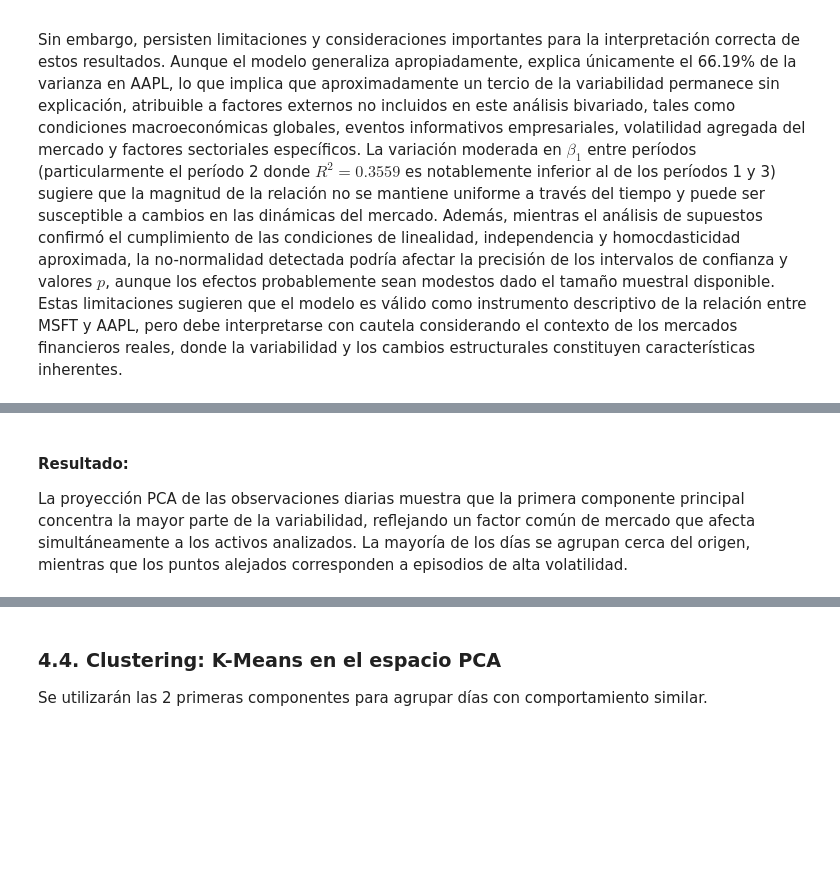
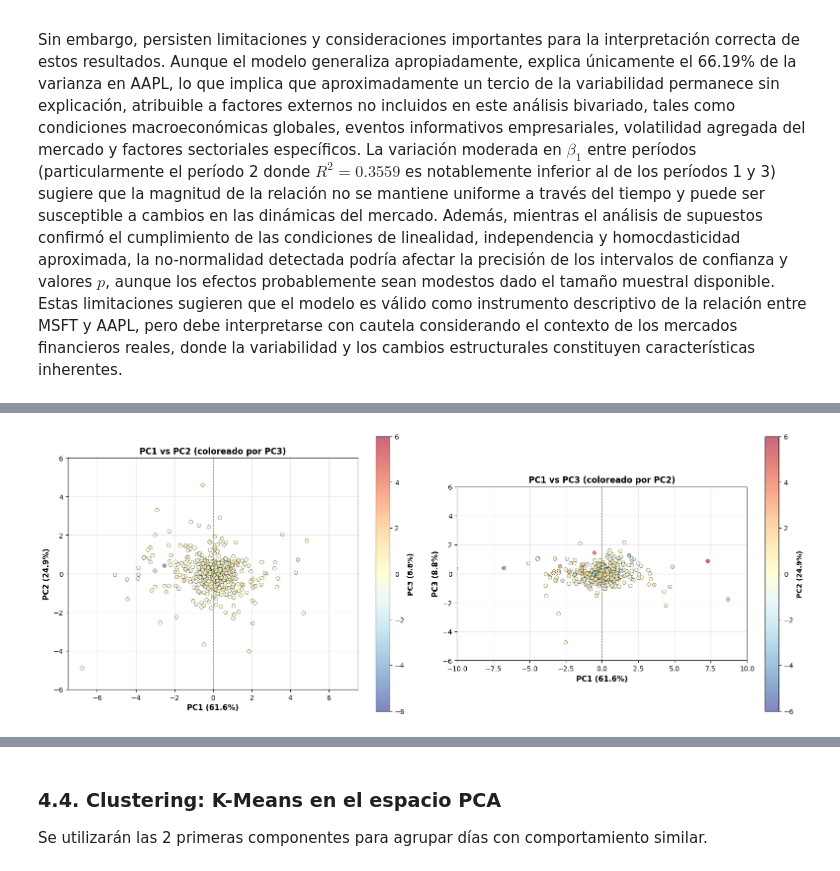
Before and after one commit to JuanCMath/Quantitative-Analysis-of-Financial-Markets, a Jupyter notebook: notebook/Notebook.ipynb, the cells around one changed output, grey strips where cells are left out. Drawn from its saved outputs; the diff is of its cells as text; code cells hidden in the pictures; blank space fills up the shorter version.

```diff
--- a/notebook/Notebook.ipynb
+++ b/notebook/Notebook.ipynb
@@ -1374,3 +1510,45 @@ if Z.shape[1] >= 2:
-# %% [markdown]
-#### Resultado:
-La proyección PCA de las observaciones diarias muestra que la primera componente principal concentra la mayor parte de la variabilidad, reflejando un factor común de mercado que afecta simultáneamente a los activos analizados. La mayoría de los días se agrupan cerca del origen, mientras que los puntos alejados corresponden a episodios de alta volatilidad.
+# %%
+# Proyección 2D: PC1 vs PC2 con escala de colores basada en PC3
+if Z.shape[1] >= 3:
+    # Definir rango robusto (±6σ) para mantener escala consistente
+    vmin_color = Z.mean() - 6 * Z.std()
+    vmax_color = Z.mean() + 6 * Z.std()
+
+    fig, (ax1, ax2) = plt.subplots(1, 2, figsize=(16, 6))
+
+    # Gráfico 1: PC1 vs PC2 con colores representando PC3
+    scatter1 = ax1.scatter(Z[:, 0], Z[:, 1], c=Z[:, 2], cmap='RdYlBu_r', s=30,
+                           alpha=0.6, edgecolors='black', linewidth=0.5,
+                           vmin=vmin_color, vmax=vmax_color)
+    ax1.set_xlabel(f'PC1 ({pca.explained_variance_ratio_[0]*100:.1f}%)', fontsize=11, fontweight='bold')
+    ax1.set_ylabel(f'PC2 ({pca.explained_variance_ratio_[1]*100:.1f}%)', fontsize=11, fontweight='bold')
+    ax1.set_title('PC1 vs PC2 (coloreado por PC3)', fontsize=12, fontweight='bold')
+    ax1.set_xlim(-7.5, 7.5)
+    ax1.set_ylim(-6, 6)
+    ax1.grid(True, alpha=0.3)
+    ax1.axhline(0, color='gray', linewidth=0.8, linestyle='--')
+    ax1.axvline(0, color='gray', linewidth=0.8, linestyle='--')
+    ax1.set_aspect('equal')
+    cbar1 = plt.colorbar(scatter1, ax=ax1)
+    cbar1.set_label(f'PC3 ({pca.explained_variance_ratio_[2]*100:.1f}%)', fontsize=10, fontweight='bold')
+
+    # Gráfico 2: Mapa de calor PC1 vs PC3
+    scatter2 = ax2.scatter(Z[:, 0], Z[:, 2], c=Z[:, 1], cmap='RdYlBu_r', s=30,
+                           alpha=0.6, edgecolors='black', linewidth=0.5,
+                           vmin=vmin_color, vmax=vmax_color)
+    ax2.set_xlabel(f'PC1 ({pca.explained_variance_ratio_[0]*100:.1f}%)', fontsize=11, fontweight='bold')
+    ax2.set_ylabel(f'PC3 ({pca.explained_variance_ratio_[2]*100:.1f}%)', fontsize=11, fontweight='bold')
+    ax2.set_title('PC1 vs PC3 (coloreado por PC2)', fontsize=12, fontweight='bold')
+    ax2.set_xlim(-10, 10)
+    ax2.set_ylim(-6, 6)
+    ax2.grid(True, alpha=0.3)
+    ax2.axhline(0, color='gray', linewidth=0.8, linestyle='--')
+    ax2.axvline(0, color='gray', linewidth=0.8, linestyle='--')
+    ax2.set_aspect('equal')
+    cbar2 = plt.colorbar(scatter2, ax=ax2)
+    cbar2.set_label(f'PC2 ({pca.explained_variance_ratio_[1]*100:.1f}%)', fontsize=10, fontweight='bold')
+
+    plt.tight_layout()
+    plt.show()
+# %% [output]
+[figure, added]
```
Also changed, not shown: parts of 13 cells of this notebook.
